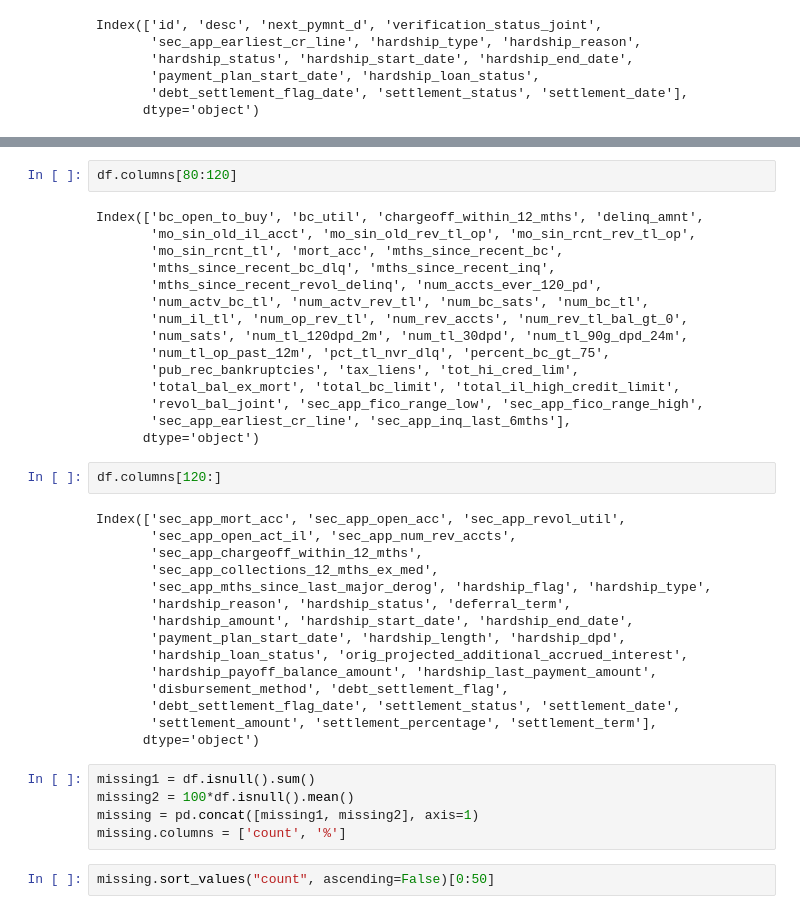
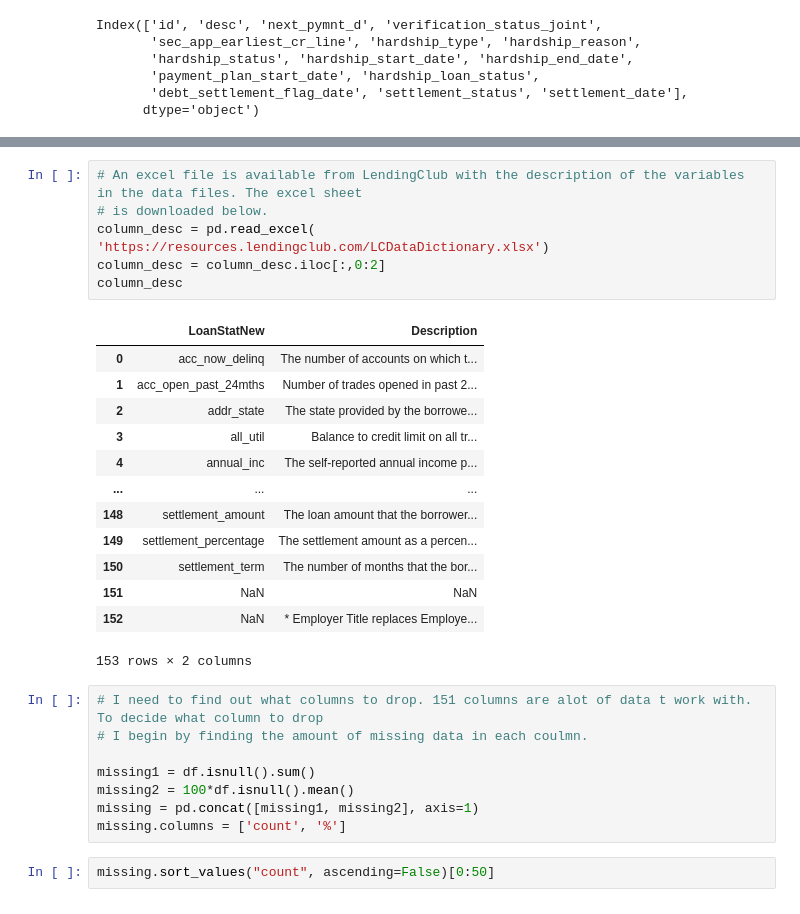
Before and after one commit to somayehY/SomayeYoussefi, a Jupyter notebook: LendingClub/LendingClub_DataWrangling.ipynb, the cells around one changed output, grey strips where cells are left out. Drawn from its saved outputs; the diff is of its cells as text.

```diff
--- a/LendingClub/LendingClub_DataWrangling.ipynb
+++ b/LendingClub/LendingClub_DataWrangling.ipynb
@@ -49,38 +33,27 @@ Index(['total_pymnt', 'total_pymnt_inv', 'total_rec_prncp', 'total_rec_int',
-# %%
-df.columns[80:120]
-# %% [output]
-Index(['bc_open_to_buy', 'bc_util', 'chargeoff_within_12_mths', 'delinq_amnt',
-       'mo_sin_old_il_acct', 'mo_sin_old_rev_tl_op', 'mo_sin_rcnt_rev_tl_op',
-       'mo_sin_rcnt_tl', 'mort_acc', 'mths_since_recent_bc',
-       'mths_since_recent_bc_dlq', 'mths_since_recent_inq',
-       'mths_since_recent_revol_delinq', 'num_accts_ever_120_pd',
-       'num_actv_bc_tl', 'num_actv_rev_tl', 'num_bc_sats', 'num_bc_tl',
-       'num_il_tl', 'num_op_rev_tl', 'num_rev_accts', 'num_rev_tl_bal_gt_0',
-       'num_sats', 'num_tl_120dpd_2m', 'num_tl_30dpd', 'num_tl_90g_dpd_24m',
-       'num_tl_op_past_12m', 'pct_tl_nvr_dlq', 'percent_bc_gt_75',
-       'pub_rec_bankruptcies', 'tax_liens', 'tot_hi_cred_lim',
-       'total_bal_ex_mort', 'total_bc_limit', 'total_il_high_credit_limit',
-       'revol_bal_joint', 'sec_app_fico_range_low', 'sec_app_fico_range_high',
-       'sec_app_earliest_cr_line', 'sec_app_inq_last_6mths'],
-      dtype='object')
-# %%
-df.columns[120:]
-# %% [output]
-Index(['sec_app_mort_acc', 'sec_app_open_acc', 'sec_app_revol_util',
-       'sec_app_open_act_il', 'sec_app_num_rev_accts',
-       'sec_app_chargeoff_within_12_mths',
-       'sec_app_collections_12_mths_ex_med',
-       'sec_app_mths_since_last_major_derog', 'hardship_flag', 'hardship_type',
-       'hardship_reason', 'hardship_status', 'deferral_term',
-       'hardship_amount', 'hardship_start_date', 'hardship_end_date',
-       'payment_plan_start_date', 'hardship_length', 'hardship_dpd',
-       'hardship_loan_status', 'orig_projected_additional_accrued_interest',
-       'hardship_payoff_balance_amount', 'hardship_last_payment_amount',
-       'disbursement_method', 'debt_settlement_flag',
-       'debt_settlement_flag_date', 'settlement_status', 'settlement_date',
-       'settlement_amount', 'settlement_percentage', 'settlement_term'],
-      dtype='object')
+# %%
+# An excel file is available from LendingClub with the description of the variables in the data files. The excel sheet
+# is downloaded below.
+column_desc = pd.read_excel( 'https://resources.lendingclub.com/LCDataDictionary.xlsx')
+column_desc = column_desc.iloc[:,0:2]
+column_desc
+# %% [output]
+|  | LoanStatNew | Description |
+| 0 | acc_now_delinq | The number of accounts on which t... |
+| 1 | acc_open_past_24mths | Number of trades opened in past 2... |
+| 2 | addr_state | The state provided by the borrowe... |
+| 3 | all_util | Balance to credit limit on all tr... |
+| 4 | annual_inc | The self-reported annual income p... |
+| ... | ... | ... |
+| 148 | settlement_amount | The loan amount that the borrower... |
+| 149 | settlement_percentage | The settlement amount as a percen... |
+| 150 | settlement_term | The number of months that the bor... |
+| 151 | NaN | NaN |
+| 152 | NaN | * Employer Title replaces Employe... |
+153 rows × 2 columns
 # %%
+# I need to find out what columns to drop. 151 columns are alot of data t work with. To decide what column to drop
+# I begin by finding the amount of missing data in each coulmn.
+
 missing1 = df.isnull().sum()
 missing2 = 100*df.isnull().mean()
 missing = pd.concat([missing1, missing2], axis=1)
```
Also changed, not shown: parts of 42 cells of this notebook.
